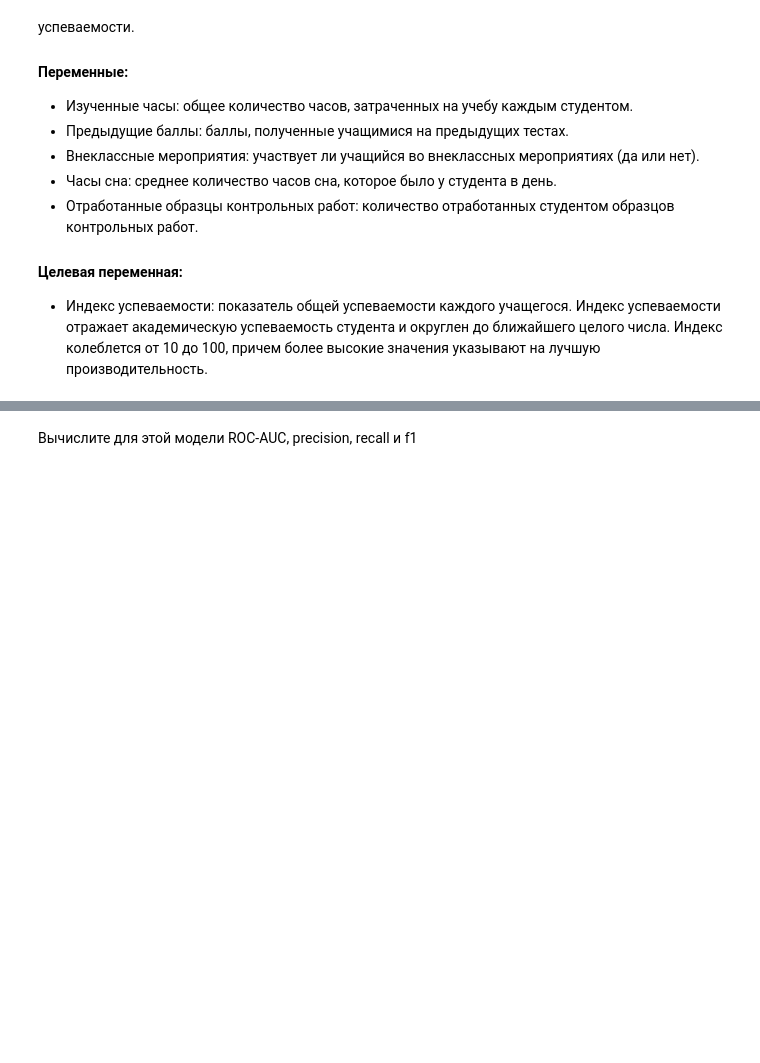
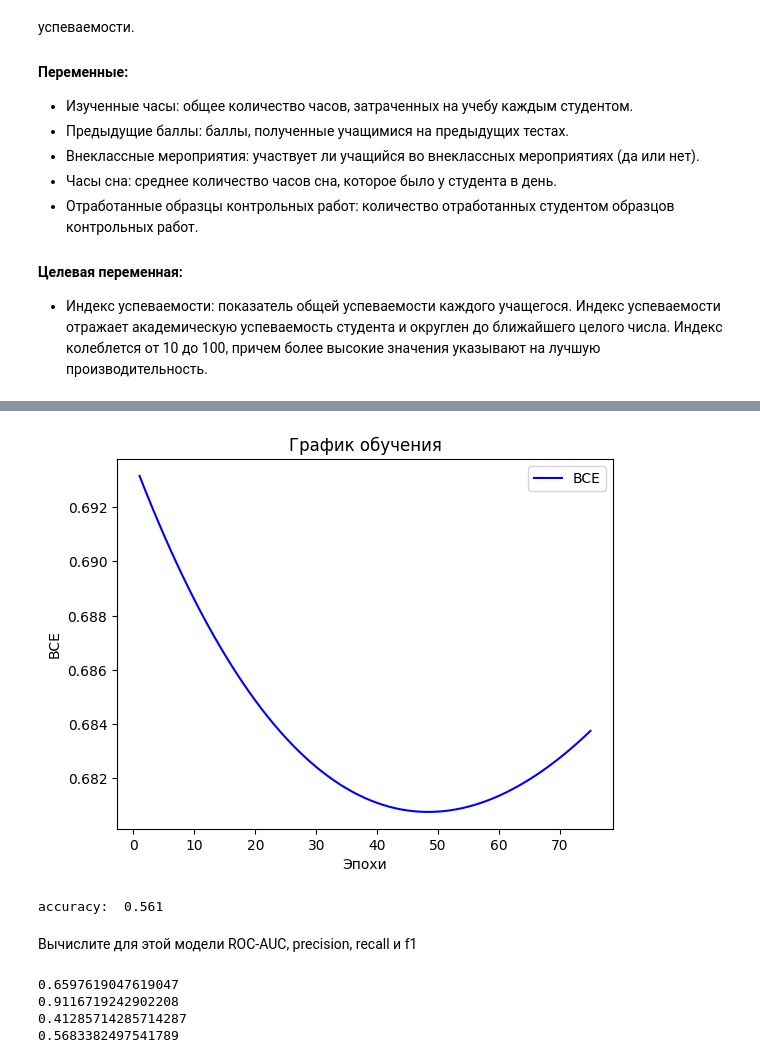
Before and after one commit to vimkill/lab3, a Jupyter notebook: Линейная модель и градиентный спуск.ipynb, the cells around one changed output, grey strips where cells are left out. Cells and saved outputs as stored; diff of their text form; code cells hidden in the pictures; blank space fills up the shorter version.

```diff
--- a/Линейная модель и градиентный спуск.ipynb
+++ b/Линейная модель и градиентный спуск.ipynb
@@ -242,7 +238,13 @@ Purpose of Credit: New car, Used car, Home Related, Other
 # %%
 data = pd.read_csv('german.csv', sep=';')
-print(data.head())
-Y = ?
-X = ?
+Y = data["Creditability"]
+X = data[['Account_Balance',
+          'Payment_Status_of_Previous_Credit',
+          'Value_Savings_Stocks',
+          'Length_of_current_employment',
+          'Sex_Marital_Status',
+          'No_of_Credits_at_this_Bank',
+          'Guarantors',
+          'Purpose']]
 # %%
 print(data.describe())
@@ -249,29 +269,44 @@ print(data.describe())
 # %%
-# Вычислите среднее по столбцам.
-mean = ?
+mean = X.mean(axis=0)
 
 # Вычислите стандартное отклонение по столбцам.
-std = ?
+std = X.std(axis=0)
 
 # Нормализуйте данные по столбцам (стандартное масштабирование).
-normalized_X = ?
+normalized_X = (X - mean) / std
 # %%
-lc = LinearClassifier(num_features=?)
-history = lc.fit(?)
+lc = LinearClassifier(num_features=X.shape[1])
+history = lc.fit(normalized_X, Y.to_numpy(), learning_rate=0.01, epochs=75)
 # %%
 epochs = range(1, len(history) + 1)
 
 # Постройте график обучения.
-plt.plot(?, ?, 'b', label='BCE')
+plt.plot(epochs, history, 'b', label='BCE')
 plt.title('График обучения')
 plt.xlabel('Эпохи')
 plt.ylabel('BCE')
 plt.legend()
 
 # Отобразите график.
 plt.show()
+# %% [output]
+[figure, added]
 # %%
 pred = lc.predict(normalized_X)
 print('accuracy: ', (pred == Y).sum() / len(Y))
+#метод тыка и самый большй результат который я смог вывести
+# %% [output]
+accuracy:  0.561
 # %% [markdown]
 Вычислите для этой модели ROC-AUC, precision, recall и f1
+# %%
+import sklearn.metrics
+print(sklearn.metrics.roc_auc_score(Y,pred))
+print(sklearn.metrics.precision_score(Y,pred, pos_label = 1))
+print(sklearn.metrics.recall_score(Y,pred, pos_label = 1))
+print(sklearn.metrics.f1_score(Y,pred, pos_label = 1))
+# %% [output]
+0.6597619047619047
+0.9116719242902208
+0.41285714285714287
+0.5683382497541789
```
Also changed, not shown: parts of 7 cells of this notebook.
